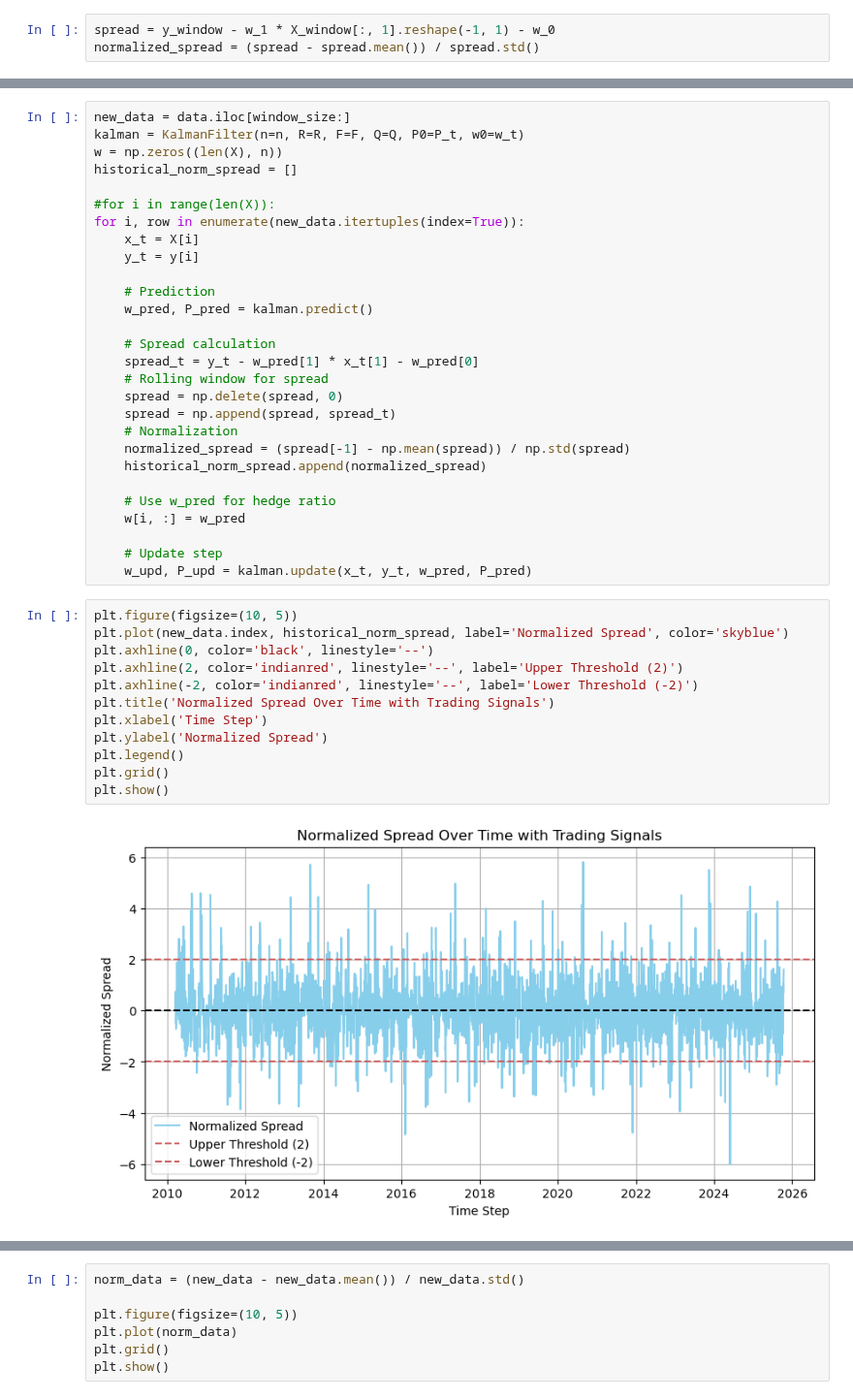
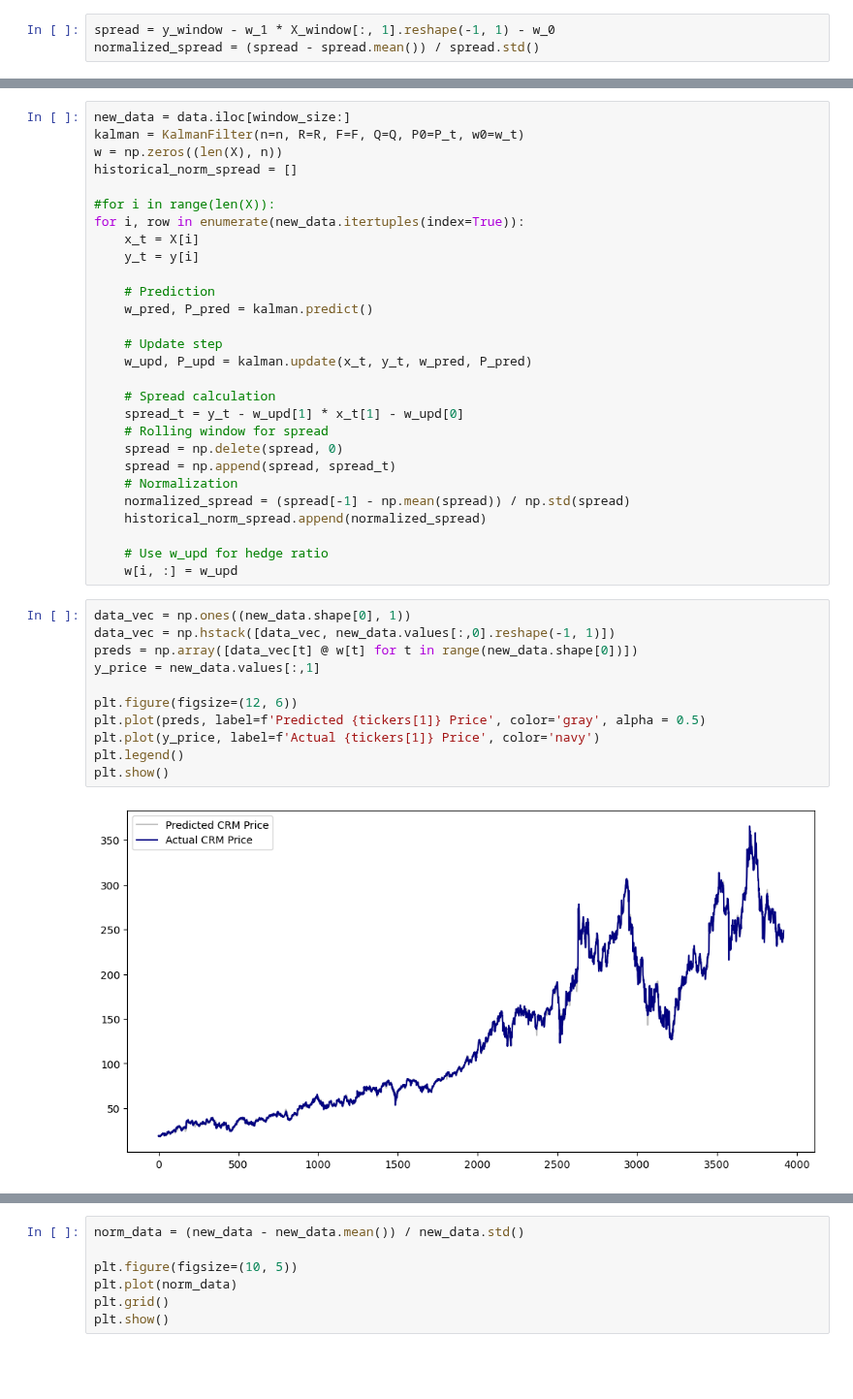
Before and after one commit to LuisMB09/Trading, a Jupyter notebook: kalman_filters.ipynb, the cells around one changed output, grey strips where cells are left out. Shown at 97% size. Drawn from its saved outputs; the diff is of its cells as text; blank space fills up the shorter version.

```diff
--- a/kalman_filters.ipynb
+++ b/kalman_filters.ipynb
@@ -352,8 +366,11 @@ for i, row in enumerate(new_data.itertuples(index=True)):
     # Prediction
     w_pred, P_pred = kalman.predict()
 
+    # Update step
+    w_upd, P_upd = kalman.update(x_t, y_t, w_pred, P_pred)
+
     # Spread calculation
-    spread_t = y_t - w_pred[1] * x_t[1] - w_pred[0]
+    spread_t = y_t - w_upd[1] * x_t[1] - w_upd[0]
     # Rolling window for spread
     spread = np.delete(spread, 0)
     spread = np.append(spread, spread_t)
@@ -361,22 +378,18 @@ for i, row in enumerate(new_data.itertuples(index=True)):
     normalized_spread = (spread[-1] - np.mean(spread)) / np.std(spread)
     historical_norm_spread.append(normalized_spread)
 
-    # Use w_pred for hedge ratio
-    w[i, :] = w_pred
-
-    # Update step
-    w_upd, P_upd = kalman.update(x_t, y_t, w_pred, P_pred)
+    # Use w_upd for hedge ratio
+    w[i, :] = w_upd
-# %%
-plt.figure(figsize=(10, 5))
-plt.plot(new_data.index, historical_norm_spread, label='Normalized Spread', color='skyblue')
-plt.axhline(0, color='black', linestyle='--')
-plt.axhline(2, color='indianred', linestyle='--', label='Upper Threshold (2)')
-plt.axhline(-2, color='indianred', linestyle='--', label='Lower Threshold (-2)')
-plt.title('Normalized Spread Over Time with Trading Signals')
-plt.xlabel('Time Step')
-plt.ylabel('Normalized Spread')
-plt.legend()
-plt.grid()
-plt.show()
-# %% [output]
-[figure, removed]
+# %%
+data_vec = np.ones((new_data.shape[0], 1))
+data_vec = np.hstack([data_vec, new_data.values[:,0].reshape(-1, 1)])
+preds = np.array([data_vec[t] @ w[t] for t in range(new_data.shape[0])])
+y_price = new_data.values[:,1]
+
+plt.figure(figsize=(12, 6))
+plt.plot(preds, label=f'Predicted {tickers[1]} Price', color='gray', alpha = 0.5)
+plt.plot(y_price, label=f'Actual {tickers[1]} Price', color='navy')
+plt.legend()
+plt.show()
+# %% [output]
+[figure, added]
```
Also changed, not shown: parts of 8 cells of this notebook, 1 other file.
